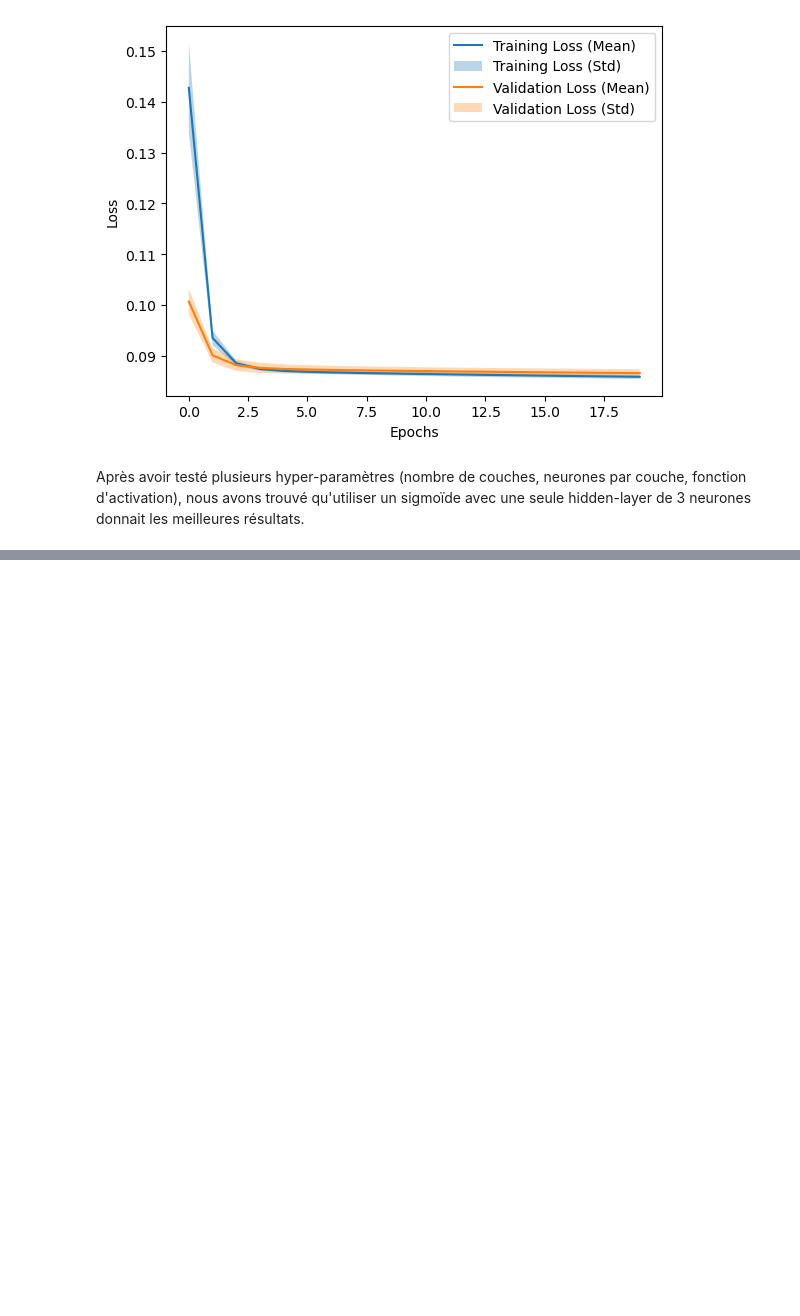
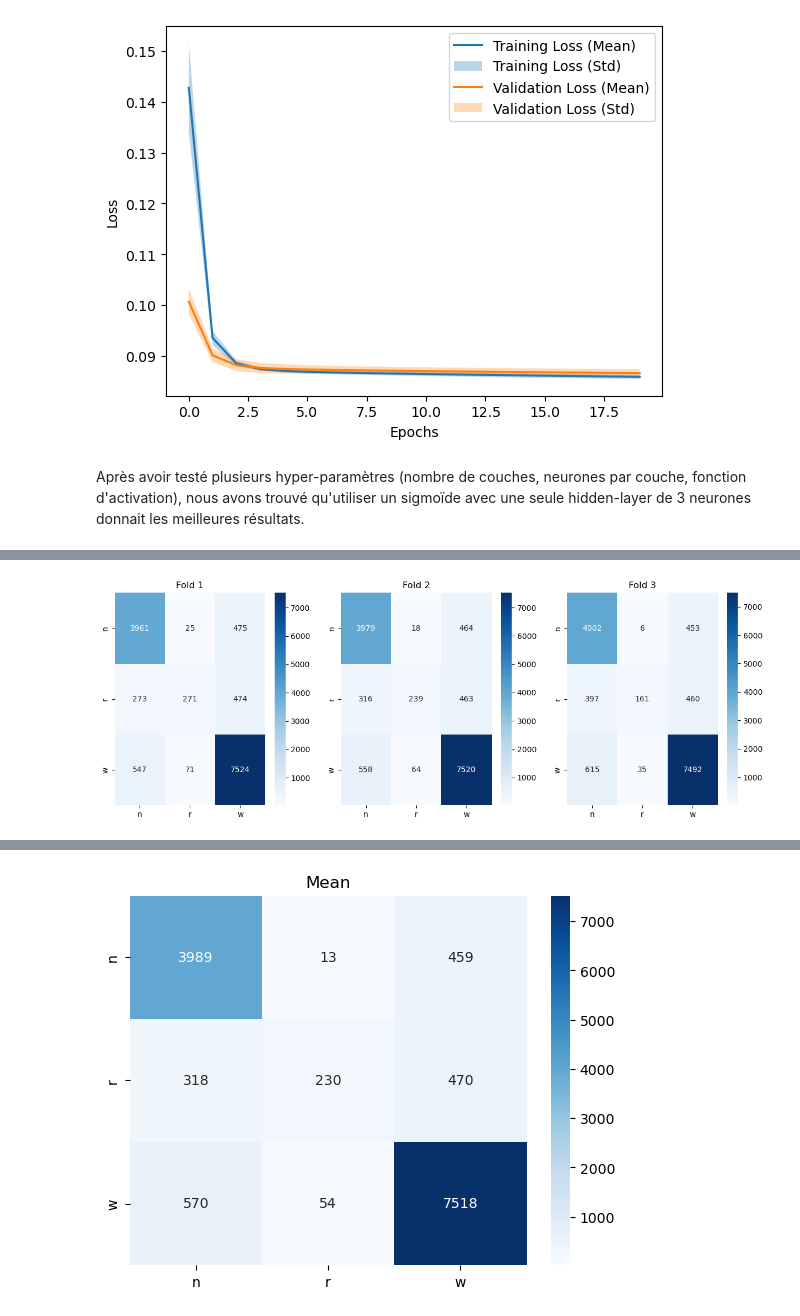
Before and after one commit to Raynobrak/heigvd-labos-arn, a Jupyter notebook: pw3-arn-heig-ancay-charbonnier/lab.ipynb, the cells around one changed output, grey strips where cells are left out. Cells and saved outputs as stored; diff of their text form; code cells hidden in the pictures; blank space fills up the shorter version.

```diff
--- a/pw3-arn-heig-ancay-charbonnier/lab.ipynb
+++ b/pw3-arn-heig-ancay-charbonnier/lab.ipynb
@@ -212,11 +221,11 @@ f1_scores = []
 for i, mlp in enumerate(trained_mlp):
     y_pred = mlp.predict(input_data.iloc[test_idx])
     y_pred = np.round(y_pred)
-    f1 = f1_score(output_data.iloc[test_idx], y_pred)
+    f1 = f1_score(output_data_two_classes.iloc[test_idx], y_pred)
     f1_scores.append(f1)
 
 mean_f1 = np.mean(f1_scores)
 
 print(f1_scores)
-print(mean_f1)
+print("F1 score moyen : ", mean_f1)
 # %% [output]
@@ -227,0 +345,34 @@ print(mean_f1)
+# %%
+#change the output data to be the one hot encoded one
+
+output_data_three_classes = output_data_three_classes.idxmax(axis=1)
+
+output_data_three_classes = output_data_three_classes.replace('n', 0)
+output_data_three_classes = output_data_three_classes.replace('r', 1)
+output_data_three_classes = output_data_three_classes.replace('w', 2)
+# %%
+#plot all the confusion matrices and the mean confusion matrix
+import seaborn as sns
+from sklearn.metrics import confusion_matrix
+
+#show confusion matrices on kfold subplots
+fig, axs = pl.subplots(1, N_FOLDS, figsize=(15, 5))
+for i, mlp in enumerate(trained_mlp):
+    y_pred = mlp.predict(input_data.iloc[test_idx])
+    y_pred = np.round(y_pred)
+    y_pred = y_pred.argmax(axis=1)
+    print(y_pred)
+    cm = confusion_matrix(output_data_three_classes.iloc[test_idx], y_pred)
+    sns.heatmap(cm, annot=True, fmt="d", cmap="Blues", xticklabels=["n", "r", "w"], yticklabels=["n", "r", "w"], ax=axs[i])
+    axs[i].set_title(f'Fold {i+1}')
+pl.show()
+
+#show mean confusion matrix
+y_pred = np.mean([mlp.predict(input_data.iloc[test_idx]) for mlp in trained_mlp], axis=0)
+y_pred = np.round(y_pred)
+y_pred = y_pred.argmax(axis=1)
+cm = confusion_matrix(output_data_three_classes.iloc[test_idx], y_pred)
+sns.heatmap(cm, annot=True, fmt="d", cmap="Blues", xticklabels=["n", "r", "w"], yticklabels=["n", "r", "w"])
+pl.title('Mean')
+pl.show()
+# %% [output]
@@ -227,0 +385 @@ print(mean_f1)
+[figure, added]
@@ -227,0 +389 @@ print(mean_f1)
+[figure, added]
```
Also changed, not shown: parts of 13 cells of this notebook.
